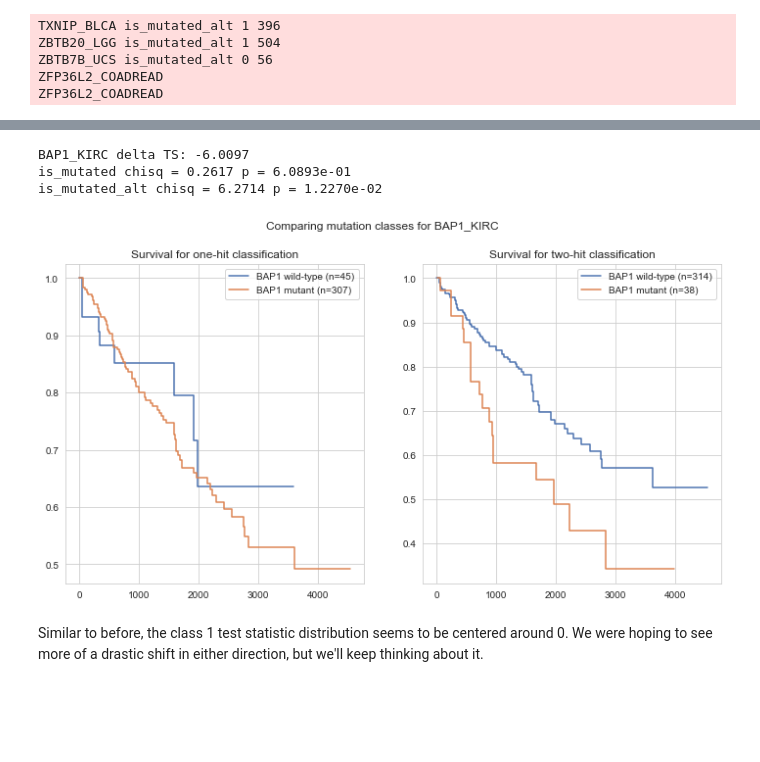
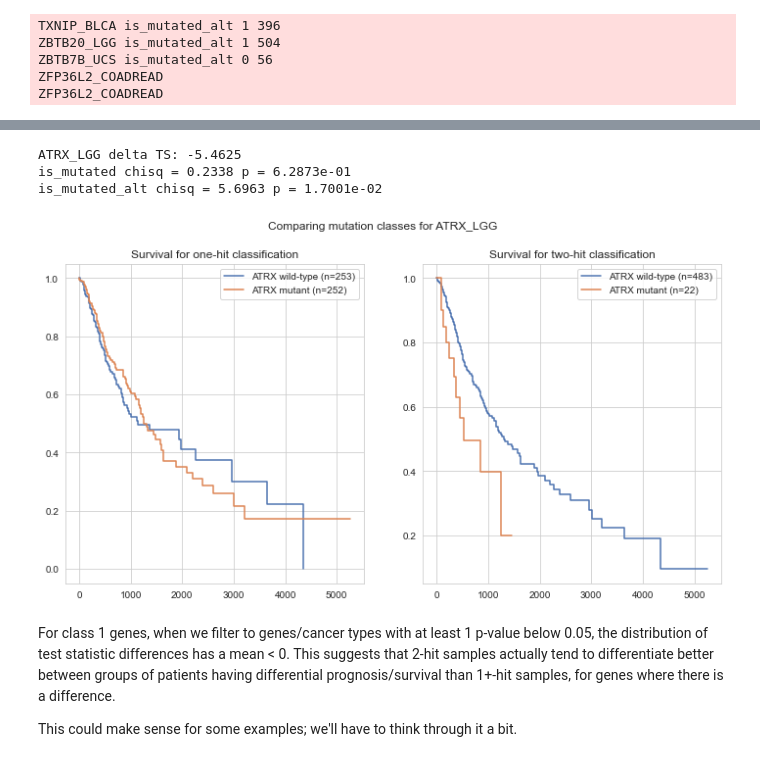
Before and after one commit to greenelab/mutation-fn, a Jupyter notebook: 6_survival_analysis/survival_hit_groups.ipynb, the cells around one changed output, grey strips where cells are left out. Cells and saved outputs as stored; diff of their text form; code cells hidden in the pictures; blank space fills up the shorter version.

Commit message:
add option to filter by min p-value

```diff
--- a/6_survival_analysis/survival_hit_groups.ipynb
+++ b/6_survival_analysis/survival_hit_groups.ipynb
@@ -26,7 +26,8 @@ park_gain_data = cfg.data_dir / 'park_gain_df.tsv'
 park_loss_sig_data = cfg.data_dir / 'park_loss_df_sig_only.tsv'
 park_gain_sig_data = cfg.data_dir / 'park_gain_df_sig_only.tsv'
 
-MIN_N_MUTATED = 15
+MIN_N_MUTATED = 0
+MAX_MIN_PVAL = 0.05
 # %% [markdown]
 ### Load information for Park et al. genes
 # %%
@@ -558,7 +563,7 @@ sns.set_style('whitegrid')
 
 fig, axarr = plt.subplots(1, 2)
 
-identifier = 'TP53_HNSC'
+identifier = 'RB1_LIHC'
 cancer_classification = 'TSG'
 hits_classification = 'two'
 
@@ -686,6 +691,10 @@ if MIN_N_MUTATED > 0:
              (class_1_surv_df.n_wildtype_alt > MIN_N_MUTATED), :]
     ).copy()
 
+if MAX_MIN_PVAL is not None:
+    class_1_surv_df['min_pval'] = class_1_surv_df[['p_val', 'p_val_alt']].min(axis=1)
+    class_1_surv_df = class_1_surv_df[class_1_surv_df.min_pval < MAX_MIN_PVAL].copy()
+
 print(class_1_surv_df.shape)
 class_1_surv_df.sort_values(by='ts_diff', ascending=False).head(20)
 # %% [output]
@@ -753,22 +762,24 @@ plt.tight_layout()
 # %%
 sns.set({'figure.figsize': (12, 6)})
 sns.set_style('whitegrid')
 
 fig, axarr = plt.subplots(1, 2)
 
-identifier = 'BAP1_KIRC'
+identifier = 'ATRX_LGG'
 cancer_classification = 'TSG'
 hits_classification = 'one'
 
 id_clinical_df = get_groups_for_gene_and_tissue(
     identifier, cancer_classification, hits_classification)
 
 print(identifier, r'delta TS:', '{:.4f}'.format(class_1_surv_df.loc[class_1_surv_df.identifier == identifier, 'ts_diff'].to_numpy()[0]))
 plot_id(identifier, id_clinical_df)
 # %% [output]
-BAP1_KIRC delta TS: -6.0097
-is_mutated chisq = 0.2617 p = 6.0893e-01
-is_mutated_alt chisq = 6.2714 p = 1.2270e-02
+ATRX_LGG delta TS: -5.4625
+is_mutated chisq = 0.2338 p = 6.2873e-01
+is_mutated_alt chisq = 5.6963 p = 1.7001e-02
-[figure, old version]
+[figure, new version]
-# %% [markdown]
-Similar to before, the class 1 test statistic distribution seems to be centered around 0. We were hoping to see more of a drastic shift in either direction, but we'll keep thinking about it.
+# %% [markdown]
+For class 1 genes, when we filter to genes/cancer types with at least 1 p-value below 0.05, the distribution of test statistic differences has a mean < 0. This suggests that 2-hit samples actually tend to differentiate better between groups of patients having differential prognosis/survival than 1+-hit samples, for genes where there is a difference.
+
+This could make sense for some examples; we'll have to think through it a bit.
```
Also changed, not shown: parts of 5 cells of this notebook, 1 other file.
